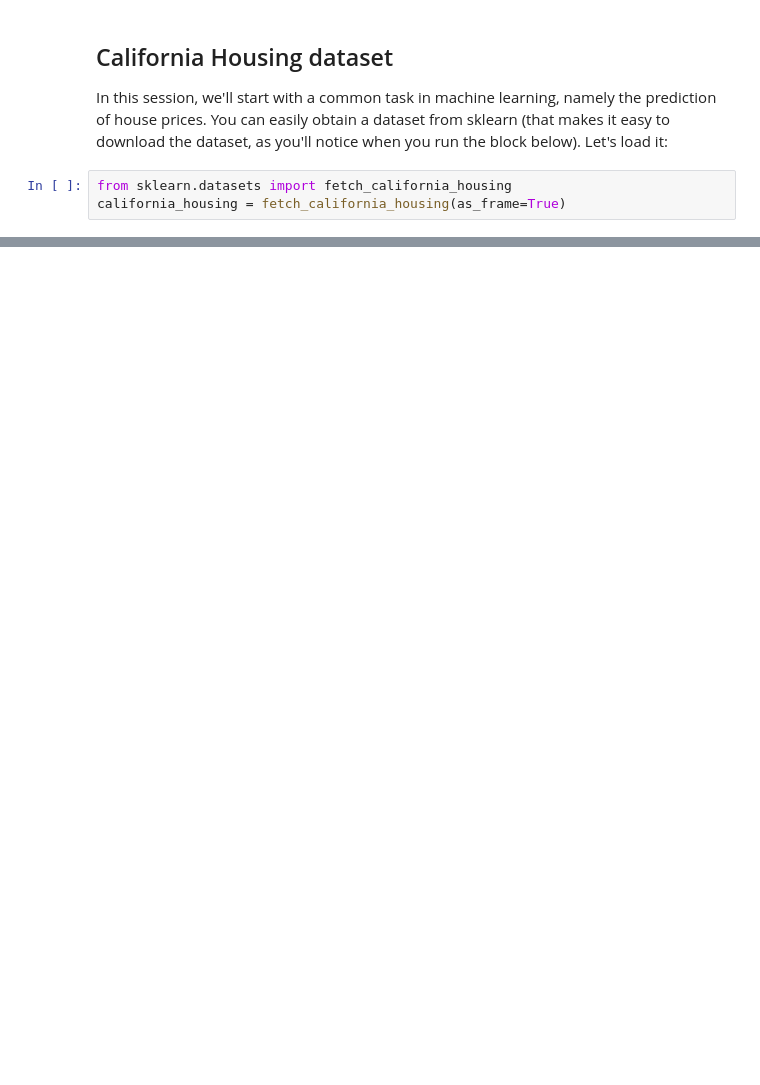
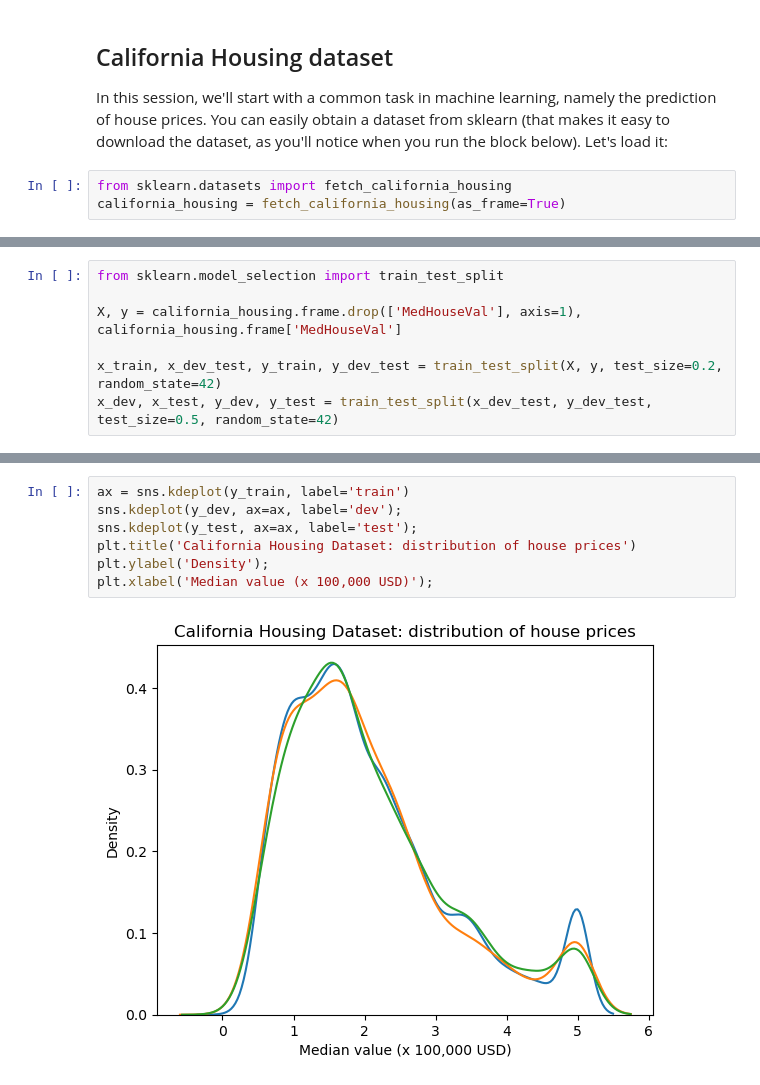
Before and after one commit to moni2code/ML_UA, a Jupyter notebook: Univariate_NN.ipynb, the cells around one changed output, grey strips where cells are left out. Saved outputs shown, nothing was run; the diff lists cells and outputs as text; blank space fills up the shorter version.

```diff
--- a/Univariate_NN.ipynb
+++ b/Univariate_NN.ipynb
@@ -34,3 +36,10 @@ california_housing.frame.head()
 | 2 | 7.2574 | 52.0 | 8.288136 | 1.073446 | 496.0 | 2.802260 | 37.85 | -122.24 | 3.521 |
 | 3 | 5.6431 | 52.0 | 5.817352 | 1.073059 | 558.0 | 2.547945 | 37.85 | -122.25 | 3.413 |
 | 4 | 3.8462 | 52.0 | 6.281853 | 1.081081 | 565.0 | 2.181467 | 37.85 | -122.25 | 3.422 |
+# %%
+from sklearn.model_selection import train_test_split
+
+X, y = california_housing.frame.drop(['MedHouseVal'], axis=1), california_housing.frame['MedHouseVal']
+
+x_train, x_dev_test, y_train, y_dev_test = train_test_split(X, y, test_size=0.2, random_state=42)
+x_dev, x_test, y_dev, y_test = train_test_split(x_dev_test, y_dev_test, test_size=0.5, random_state=42)
@@ -36,0 +61,9 @@ california_housing.frame.head()
+# %%
+ax = sns.kdeplot(y_train, label='train')
+sns.kdeplot(y_dev, ax=ax, label='dev');
+sns.kdeplot(y_test, ax=ax, label='test');
+plt.title('California Housing Dataset: distribution of house prices')
+plt.ylabel('Density');
+plt.xlabel('Median value (x 100,000 USD)');
+# %% [output]
+[figure, added]
```
Also changed, not shown: parts of 2 cells of this notebook, 3 other files.
